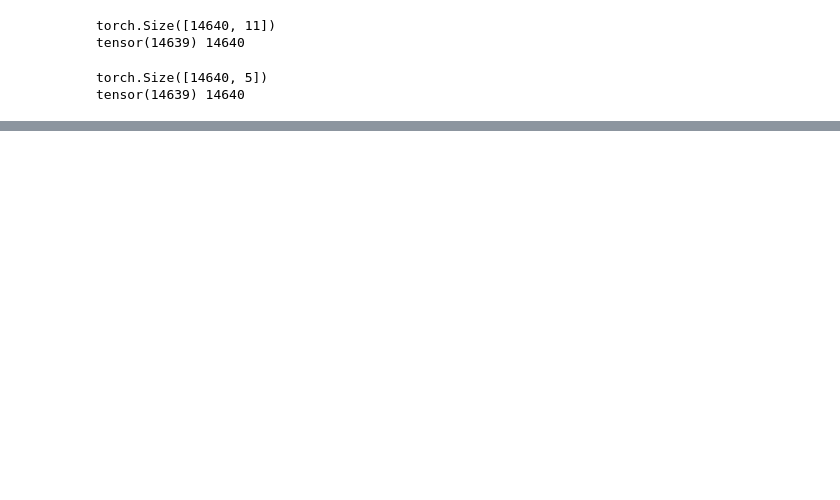
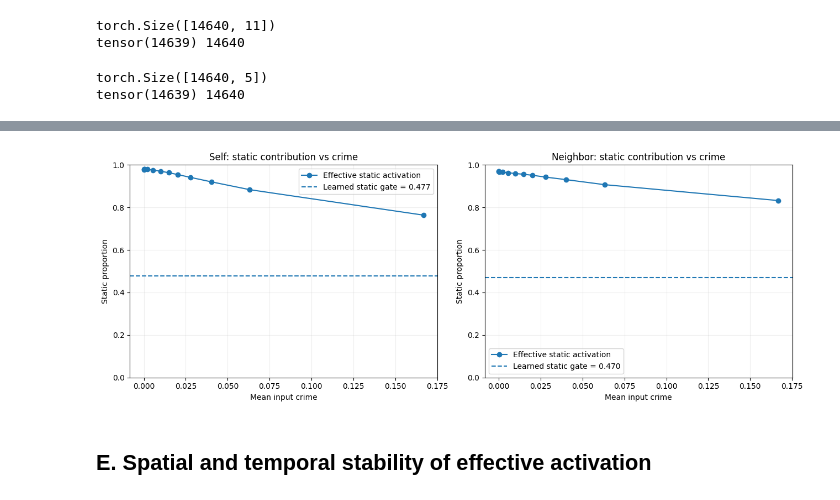
Before and after one commit to Waqar351/multi_model_data_fusion, a Jupyter notebook: M11_Gate_Scalar_Complete_Explainability.ipynb, the cells around one changed output, grey strips where cells are left out. Cells and saved outputs as stored; diff of their text form; code cells hidden in the pictures; blank space fills up the shorter version.

```diff
--- a/M11_Gate_Scalar_Complete_Explainability.ipynb
+++ b/M11_Gate_Scalar_Complete_Explainability.ipynb
@@ -145,7 +251,7 @@ df_nodes_label.shape
 # %% [output]
 (14640, 161)
 # %%
-dynamic_cols = [col for col in df_nodes_label.columns if re.match(r'^\d{4}\.\d{2}$', col)]
+dynamic_cols = sorted([col for col in df_nodes_label.columns if re.match(r'^\d{4}\.\d{2}$', col)])
 dynamic_dt = df_nodes_label[dynamic_cols]
 
 cols_to_drop = dynamic_cols + ['Nodo', 'Pontos_de_onibus', 'lat', 'long', 'total_crimes', 'crime_label']
@@ -1461,0 +1415,9 @@ scalar_model_summary=pd.DataFrame([{"model":"M11 scalar global gates","uses_grap
+# %%
+summary = binned_scalar(
+    scalar_frame,
+    "input_crime",
+    "self_effective_static_proportion",
+    bins=12
+)
+
+display(summary)
@@ -1461,0 +1438,47 @@ scalar_model_summary=pd.DataFrame([{"model":"M11 scalar global gates","uses_grap
+# %%
+fig, axes = plt.subplots(1, 2, figsize=(13, 4.8))
+
+for ax, (role, col, gate) in zip(
+    axes,
+    [
+        ("Self", "self_effective_static_proportion", final_self),
+        ("Neighbor", "neighbor_effective_static_proportion", final_neighbor)
+    ]
+):
+    summary = binned_scalar(
+        scalar_frame,
+        "input_crime",
+        col
+    )
+
+    # Effective static activation proportion
+    ax.plot(
+        summary.mean_x,
+        summary.mean_y,
+        marker="o",
+        label="Effective static activation"
+    )
+
+    # Global learned gate
+    ax.axhline(
+        gate,
+        linestyle="--",
+        label=f"Learned static gate = {gate:.3f}"
+    )
+
+    ax.set(
+        title=f"{role}: static contribution vs crime",
+        xlabel="Mean input crime",
+        ylabel="Static proportion",
+        ylim=(0, 1)
+    )
+
+    ax.legend()
+    ax.grid(alpha=.2)
+
+plt.tight_layout()
+plt.show()
+# %% [output]
+[figure, added]
+# %% [markdown]
+## E. Spatial and temporal stability of effective activation
```
Also changed, not shown: parts of 87 cells of this notebook, 8 other files.
